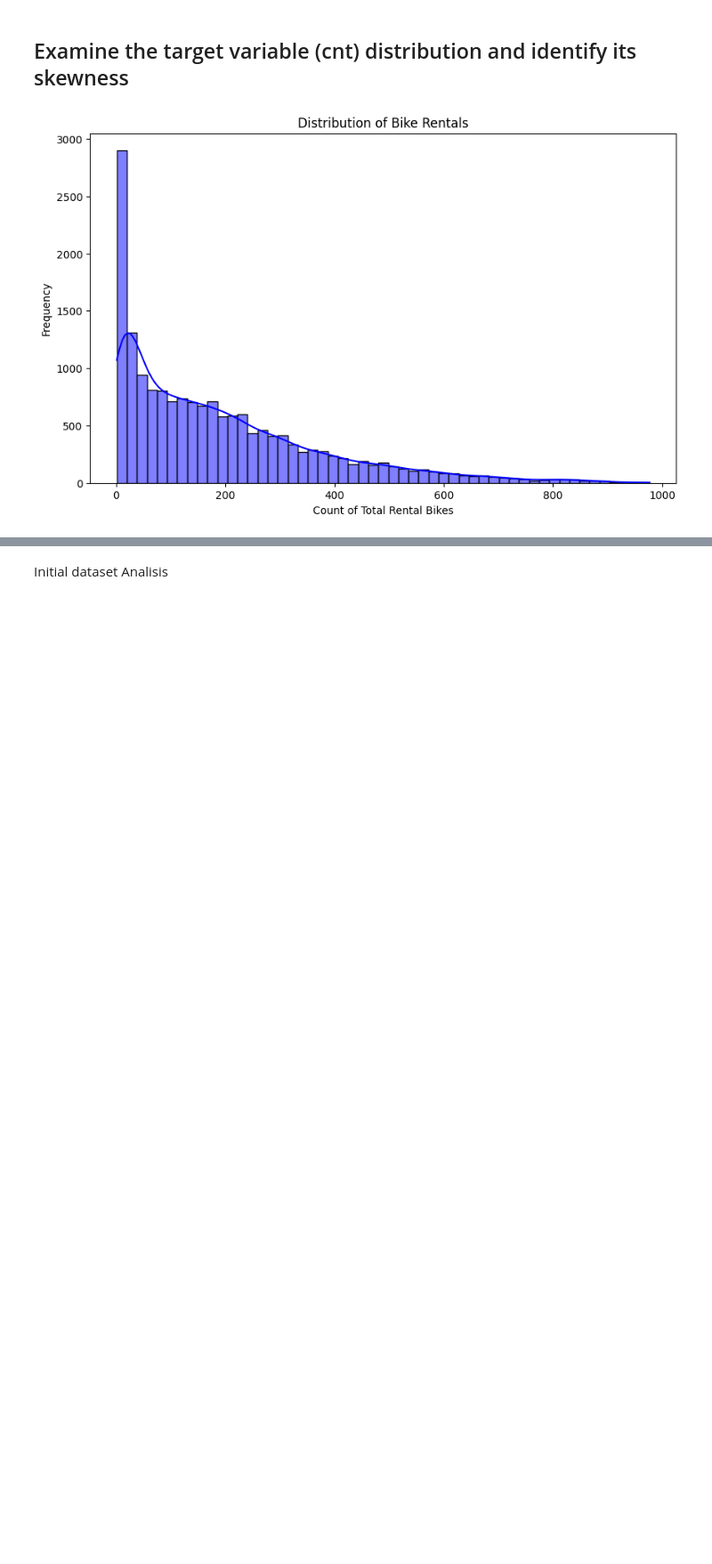
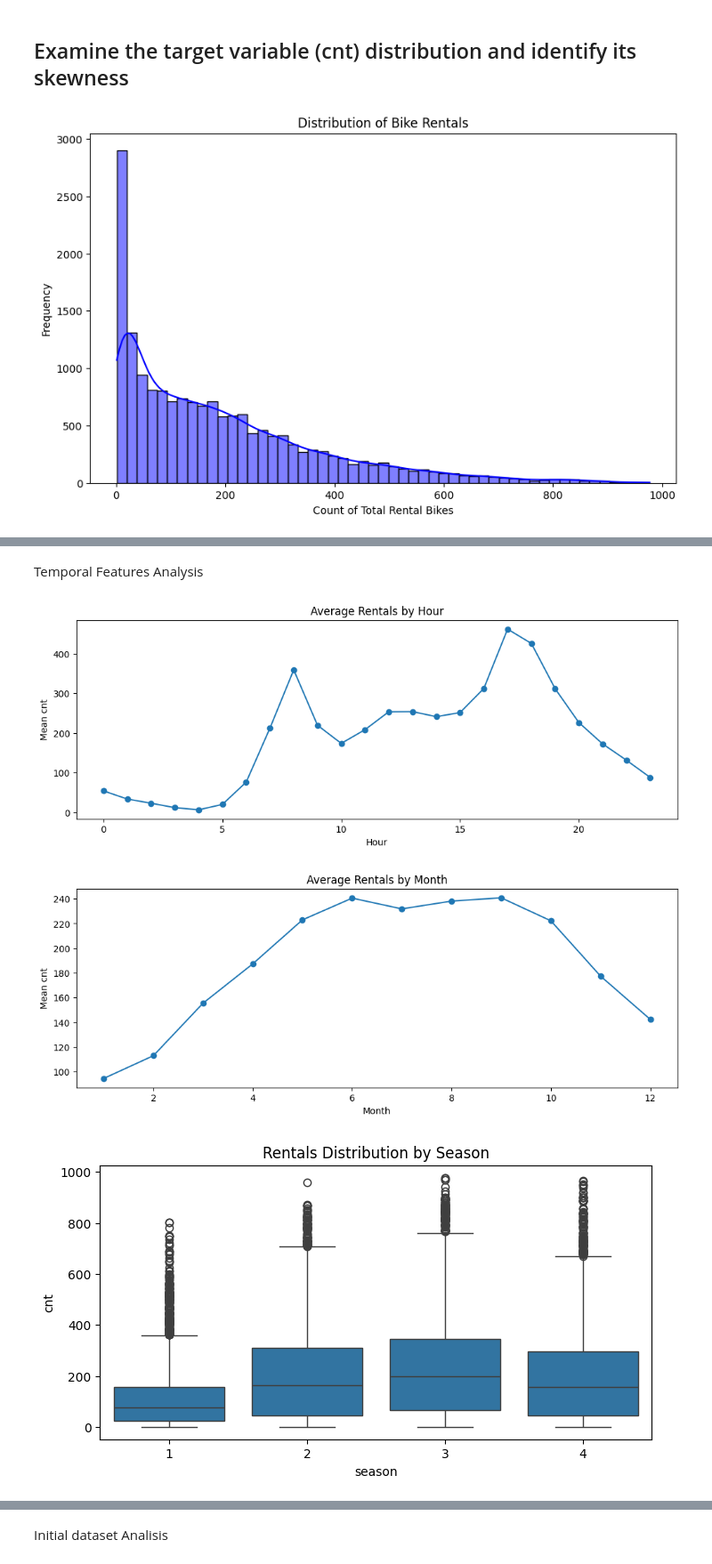
Before and after one commit to JSebastianIEU/ML-fundamentals-2025, a Jupyter notebook: Assignment2/assignment_2_JuanSebastian_Peña[_Peña] .ipynb, the cells around one changed output, grey strips where cells are left out. Shown at 89% size. Saved outputs shown, nothing was run; the diff lists cells and outputs as text; code cells hidden in the pictures; blank space fills up the shorter version.

```diff
--- a/Assignment2/assignment_2_JuanSebastian_Peña[_Peña] .ipynb
+++ b/Assignment2/assignment_2_JuanSebastian_Peña[_Peña] .ipynb
@@ -159,0 +224,26 @@ plt.show()
+# %% [markdown]
+ Temporal Features Analysis
+# %%
+# Hourly Trend
+plt.figure(figsize=(12, 4))
+df.groupby('hr')['cnt'].mean().plot(marker='o')
+plt.title('Average Rentals by Hour')
+plt.xlabel('Hour')
+plt.ylabel('Mean cnt')
+
+# Monthly Trend
+plt.figure(figsize=(12, 4))
+df.groupby('mnth')['cnt'].mean().plot(marker='o')
+plt.title('Average Rentals by Month')
+plt.xlabel('Month')
+plt.ylabel('Mean cnt')
+
+# Season Boxplot
+plt.figure(figsize=(8, 4))
+sns.boxplot(x='season', y='cnt', data=df)
+plt.title('Rentals Distribution by Season')
+plt.show()
+# %% [output]
+[figure, added]
+[figure, added]
+[figure, added]
```
Also changed, not shown: parts of 19 cells of this notebook.
